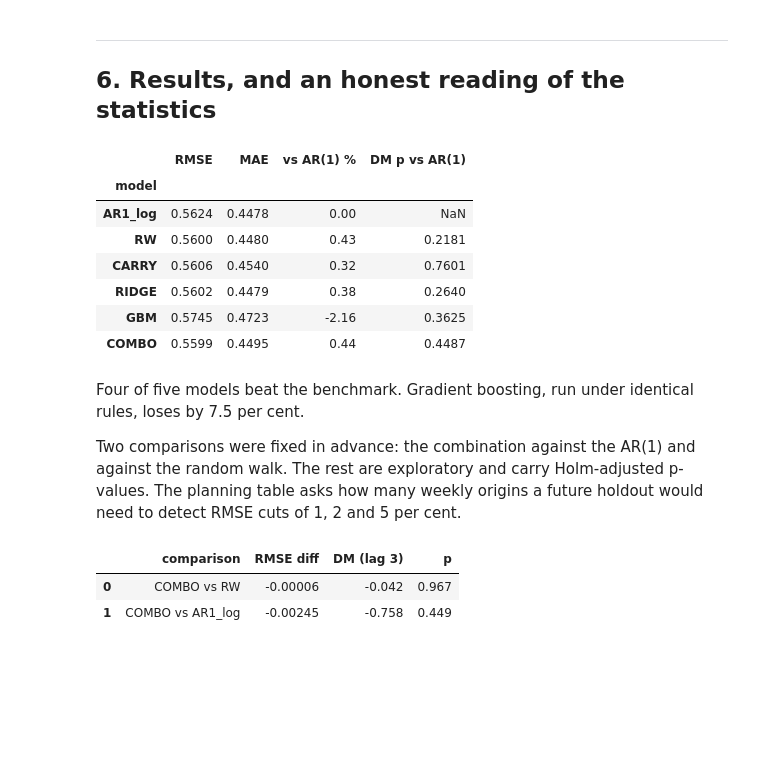
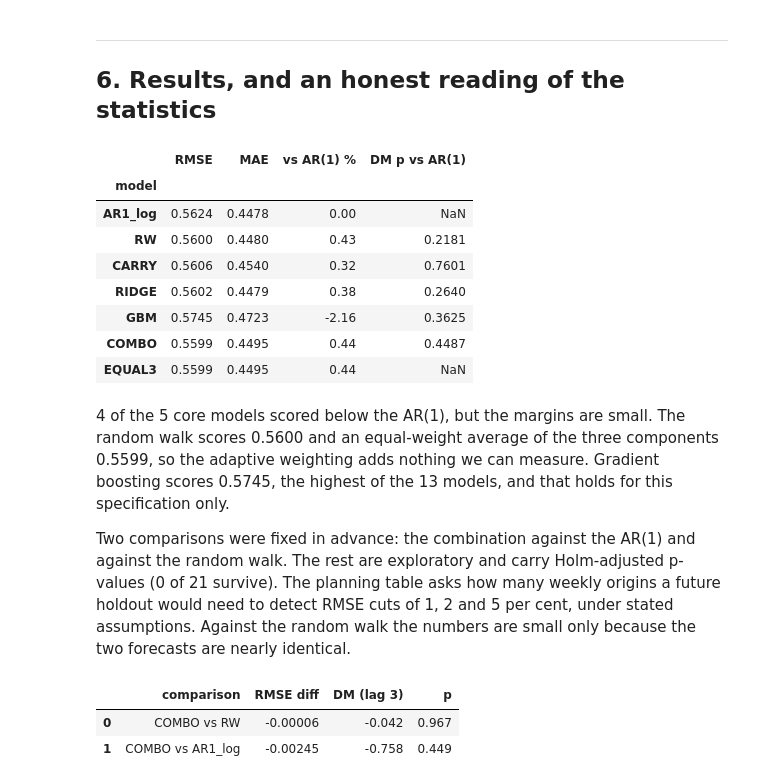
Before and after one commit to Aakashanil67/usdzar-forecasting, a Jupyter notebook: notebooks/walkthrough.ipynb, the cells around one changed output. Drawn from its saved outputs; the diff is of its cells as text; code cells hidden in the pictures; blank space fills up the shorter version.

```diff
--- a/notebooks/walkthrough.ipynb
+++ b/notebooks/walkthrough.ipynb
@@ -219,32 +231,38 @@ this one mistake.
 # %%
 rows = []
 base = metrics["AR1_log"]["rmse"]
-for m in ["AR1_log", "RW", "CARRY", "RIDGE", "GBM", "COMBO"]:
+for m in ["AR1_log", "RW", "CARRY", "RIDGE", "GBM", "COMBO", "EQUAL3"]:
     rows.append({
         "model": m,
         "RMSE": round(metrics[m]["rmse"], 4),
         "MAE": round(metrics[m]["mae"], 4),
         "vs AR(1) %": round(100 * (1 - metrics[m]["rmse"] / base), 2),
         "DM p vs AR(1)": metrics[m].get("dm_vs_ar1", [None, None])[1],
     })
 pd.DataFrame(rows).set_index("model")
 # %% [output]
 |  | RMSE | MAE | vs AR(1) % | DM p vs AR(1) |
 | model |  |  |  |  |
 | AR1_log | 0.5624 | 0.4478 | 0.00 | NaN |
 | RW | 0.5600 | 0.4480 | 0.43 | 0.2181 |
 | CARRY | 0.5606 | 0.4540 | 0.32 | 0.7601 |
 | RIDGE | 0.5602 | 0.4479 | 0.38 | 0.2640 |
 | GBM | 0.5745 | 0.4723 | -2.16 | 0.3625 |
 | COMBO | 0.5599 | 0.4495 | 0.44 | 0.4487 |
+| EQUAL3 | 0.5599 | 0.4495 | 0.44 | NaN |
 # %% [markdown]
-Four of five models beat the benchmark. Gradient boosting, run under identical
-rules, loses by 7.5 per cent.
+4 of the 5 core models scored below the AR(1), but the
+margins are small. The random walk scores 0.5600 and an equal-weight average of
+the three components 0.5599, so the adaptive weighting adds nothing we can
+measure. Gradient boosting scores 0.5745, the highest of the 13
+models, and that holds for this specification only.
 
 Two comparisons were fixed in advance: the combination against the AR(1) and
-against the random walk. The rest are exploratory and carry Holm-adjusted p-values.
-The planning table asks how many weekly origins a future holdout would need to
-detect RMSE cuts of 1, 2 and 5 per cent.
+against the random walk. The rest are exploratory and carry Holm-adjusted p-values
+(0 of 21 survive). The planning table asks how
+many weekly origins a future holdout would need to detect RMSE cuts of 1, 2 and 5
+per cent, under stated assumptions. Against the random walk the numbers are small
+only because the two forecasts are nearly identical.
 # %%
 pre = [c for c in stats["comparisons"] if c["role"] == "prespecified"]
 display(pd.DataFrame([{"comparison": f"{c['model']} vs {c['benchmark']}",
```
Also changed, not shown: parts of 19 cells of this notebook, 26 other files.
